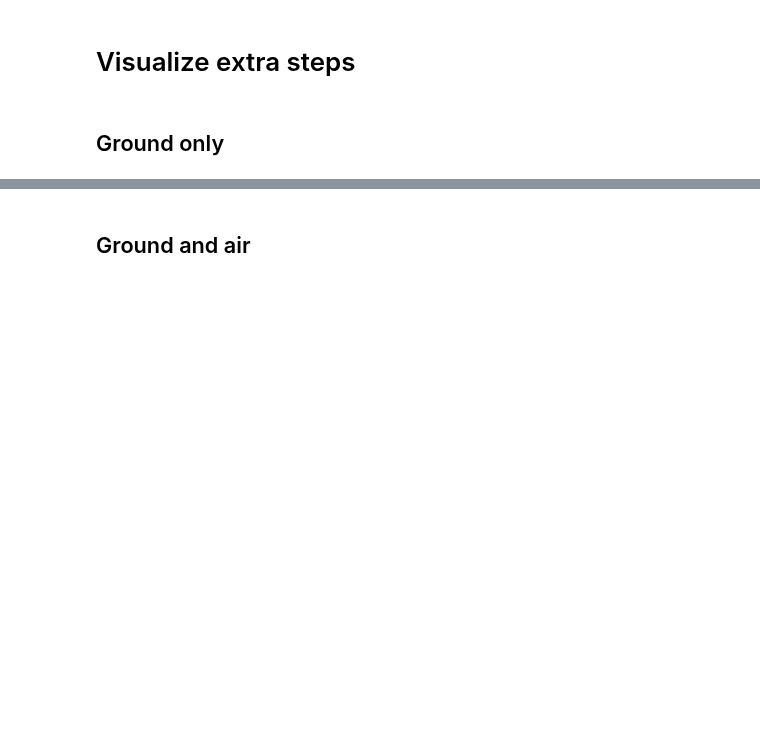
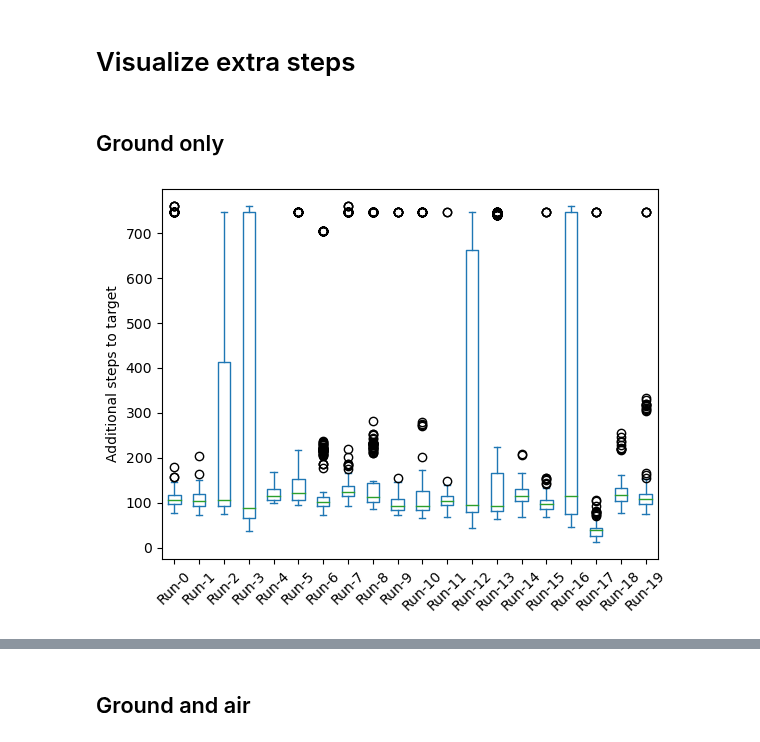
Before and after one commit to PimLb/POMDP_PBVI_Exploration, a Jupyter notebook: Experiments/Olfactory Navigation/visualize_results.ipynb, the cells around one changed output, grey strips where cells are left out. Saved outputs shown, nothing was run; the diff lists cells and outputs as text; code cells hidden in the pictures; blank space fills up the shorter version.

Commit message:
Visualizing extra steps

```diff
--- a/Experiments/Olfactory Navigation/visualize_results.ipynb
+++ b/Experiments/Olfactory Navigation/visualize_results.ipynb
@@ -13,0 +12,5 @@ df = df.drop(columns='Average')
+# %%
+ground_file = './Test_Ground_FSVI_300it_100exp_099g_e6eps_20run_20231120_141253/extra_steps.csv'
+plot_extra_steps_from_file(ground_file)
+# %% [output]
+[figure, added]
```
Also changed, not shown: parts of 16 cells of this notebook.
